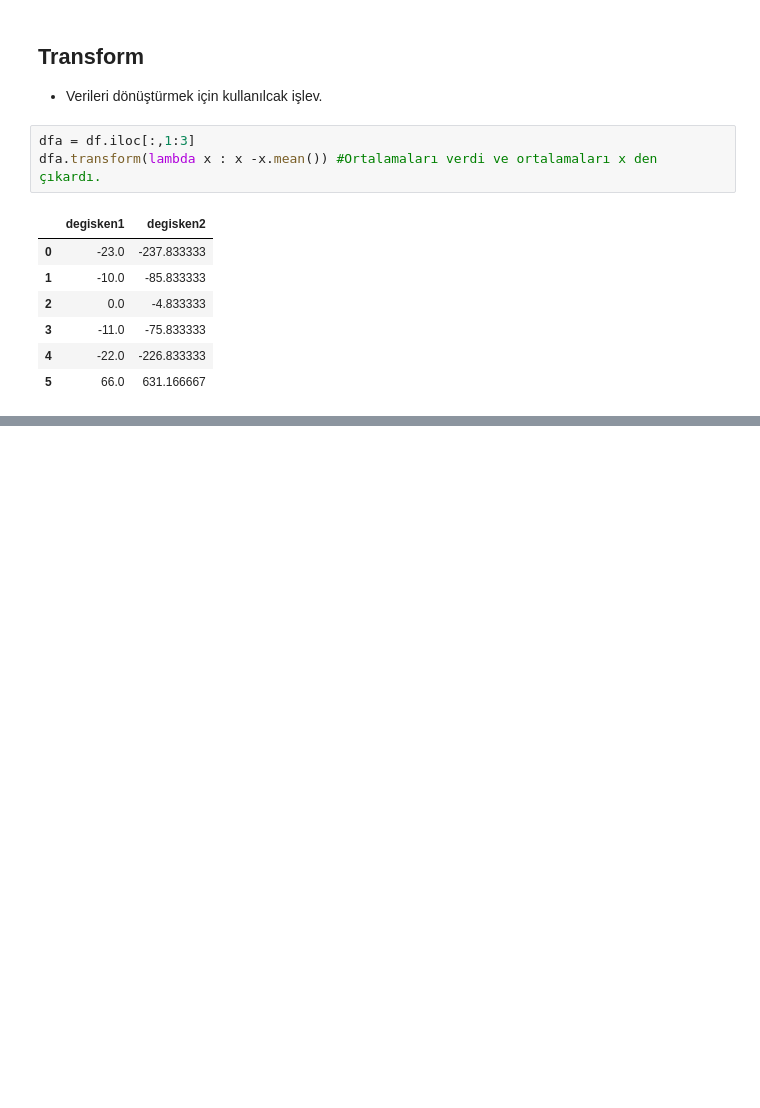
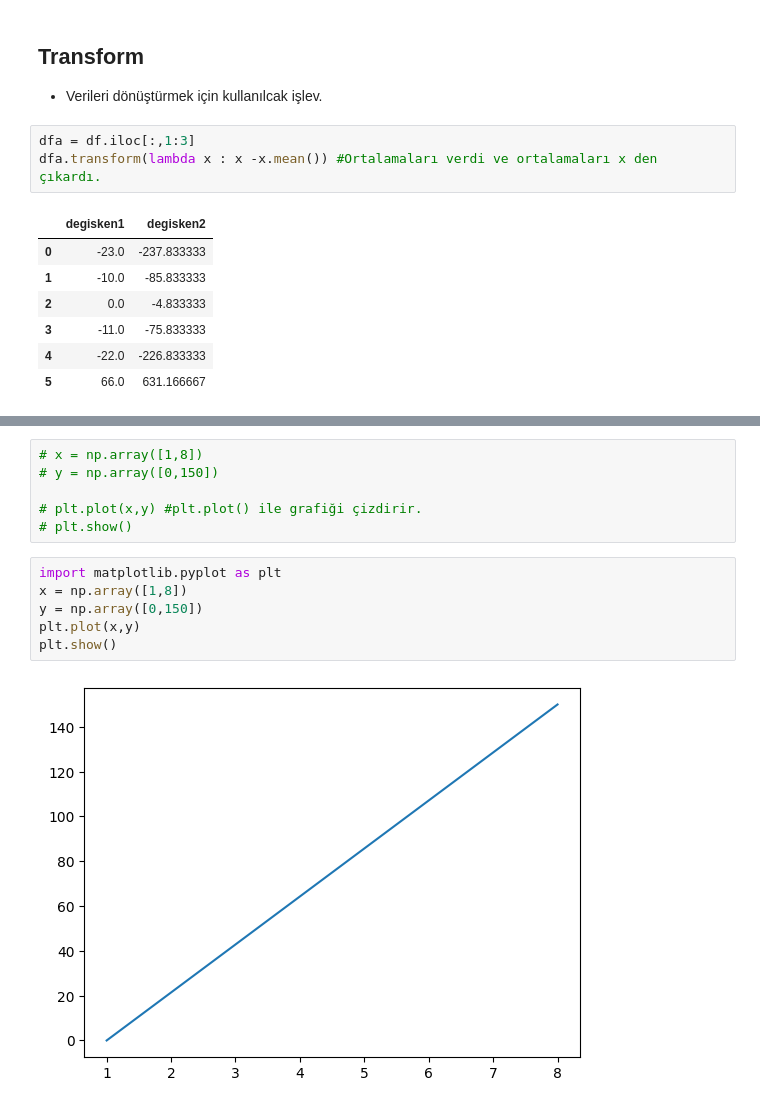
Before and after one commit to cokalonur001/YetGenPython, a Jupyter notebook: 11.Hafta/Eğitim Öncesi Uygulamalar/11.Hafta.ipynb, the cells around one changed output, grey strips where cells are left out. Saved outputs shown, nothing was run; the diff lists cells and outputs as text; blank space fills up the shorter version.

```diff
--- a/11.Hafta/Eğitim Öncesi Uygulamalar/11.Hafta.ipynb
+++ b/11.Hafta/Eğitim Öncesi Uygulamalar/11.Hafta.ipynb
@@ -785,0 +884,14 @@ dfa.transform(lambda x : x -x.mean()) #Ortalamaları verdi ve ortalamaları x de
+# %%
+# x = np.array([1,8])
+# y = np.array([0,150])
+
+# plt.plot(x,y) #plt.plot() ile grafiği çizdirir.
+# plt.show()
+# %%
+import matplotlib.pyplot as plt
+x = np.array([1,8])
+y = np.array([0,150])
+plt.plot(x,y)
+plt.show()
+# %% [output]
+[figure, added]
```
Also changed, not shown: parts of 24 cells of this notebook.
